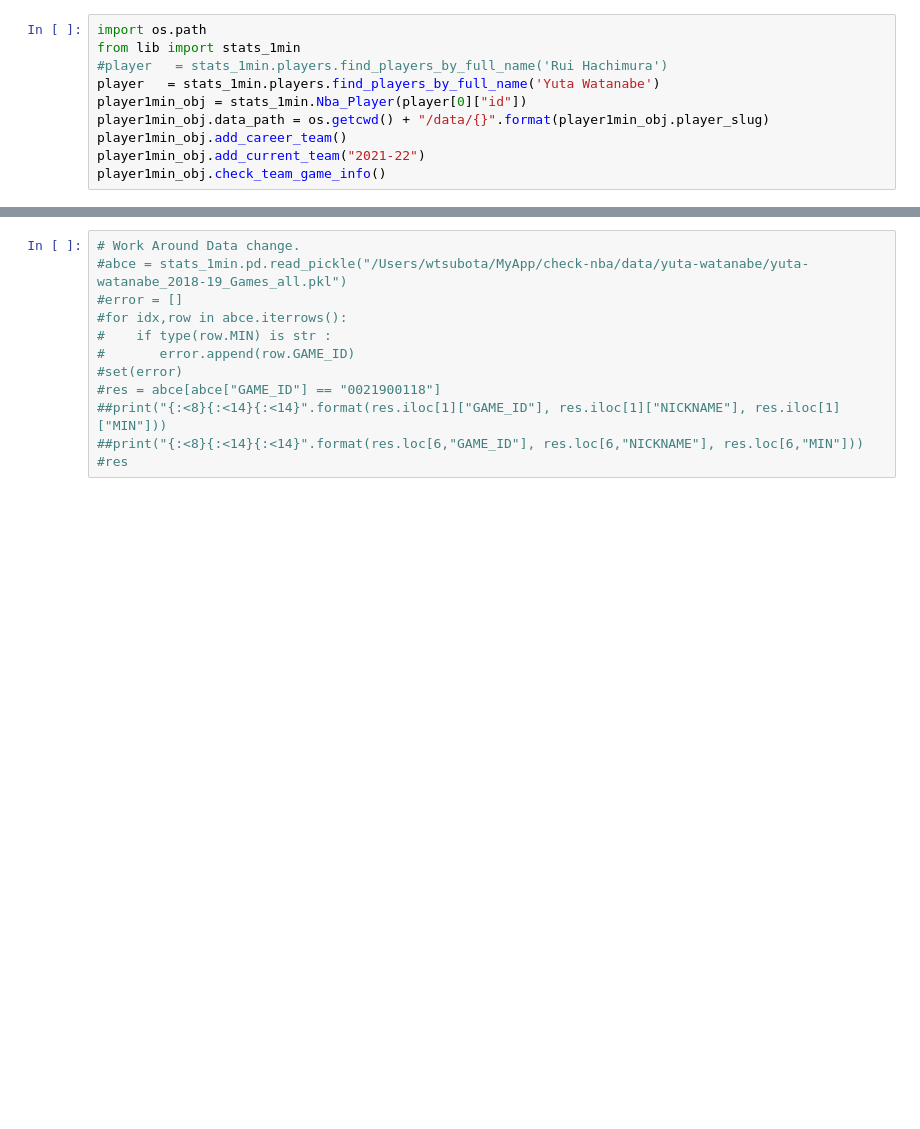
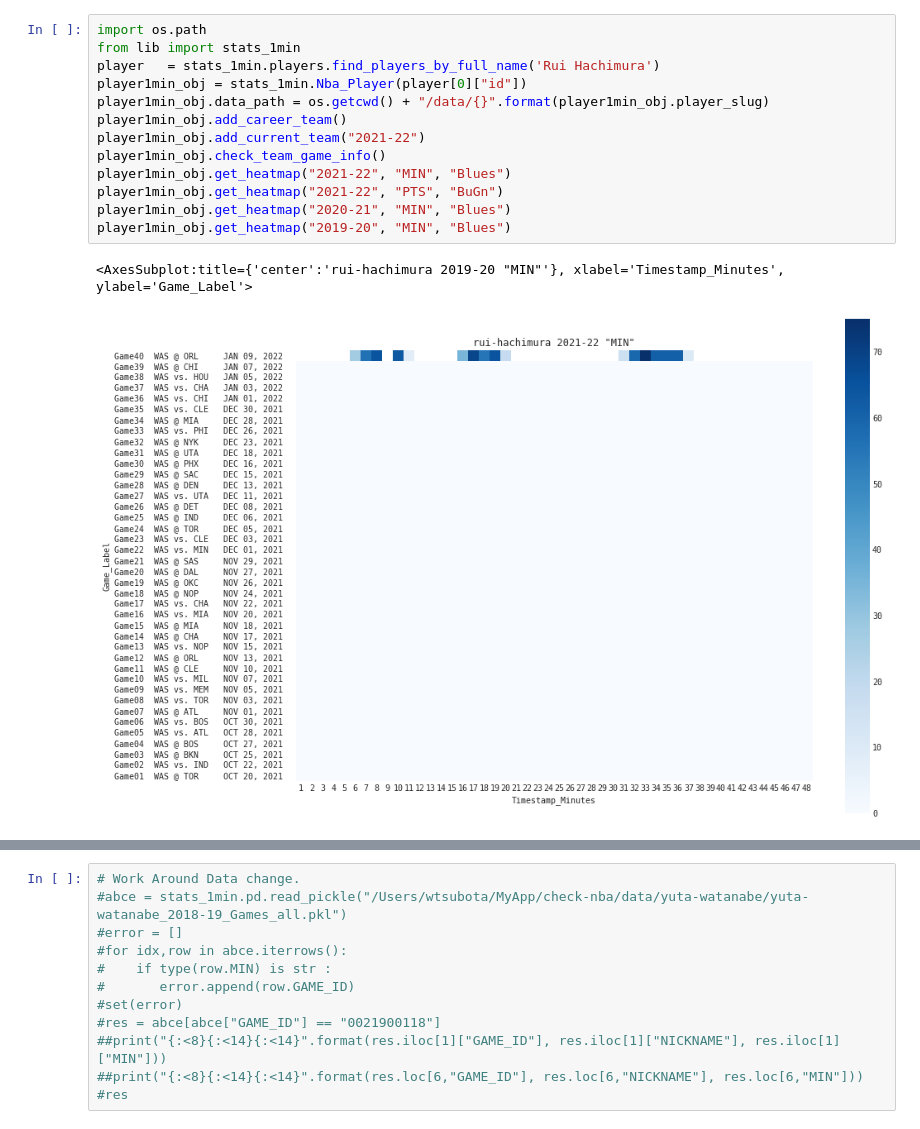
Before and after one commit to Wtsubo/Notable-NBA-Stats, a Jupyter notebook: Sample.ipynb, the cells around one changed output, grey strips where cells are left out. Drawn from its saved outputs; the diff is of its cells as text; blank space fills up the shorter version.

Commit message:
Hachimura came back  the coart of NBA.

```diff
--- a/Sample.ipynb
+++ b/Sample.ipynb
@@ -1,10 +22,16 @@
 # %%
 import os.path
 from lib import stats_1min
-#player   = stats_1min.players.find_players_by_full_name('Rui Hachimura')
-player   = stats_1min.players.find_players_by_full_name('Yuta Watanabe')
+player   = stats_1min.players.find_players_by_full_name('Rui Hachimura')
 player1min_obj = stats_1min.Nba_Player(player[0]["id"])
 player1min_obj.data_path = os.getcwd() + "/data/{}".format(player1min_obj.player_slug)
 player1min_obj.add_career_team()
 player1min_obj.add_current_team("2021-22")
 player1min_obj.check_team_game_info()
+player1min_obj.get_heatmap("2021-22", "MIN", "Blues")
+player1min_obj.get_heatmap("2021-22", "PTS", "BuGn")
+player1min_obj.get_heatmap("2020-21", "MIN", "Blues")
+player1min_obj.get_heatmap("2019-20", "MIN", "Blues")
+# %% [output]
+<AxesSubplot:title={'center':'rui-hachimura 2019-20 "MIN"'}, xlabel='Timestamp_Minutes', ylabel='Game_Label'>
+[figure, added]
```
Also changed, not shown: parts of 3 cells of this notebook, 1 other file.
